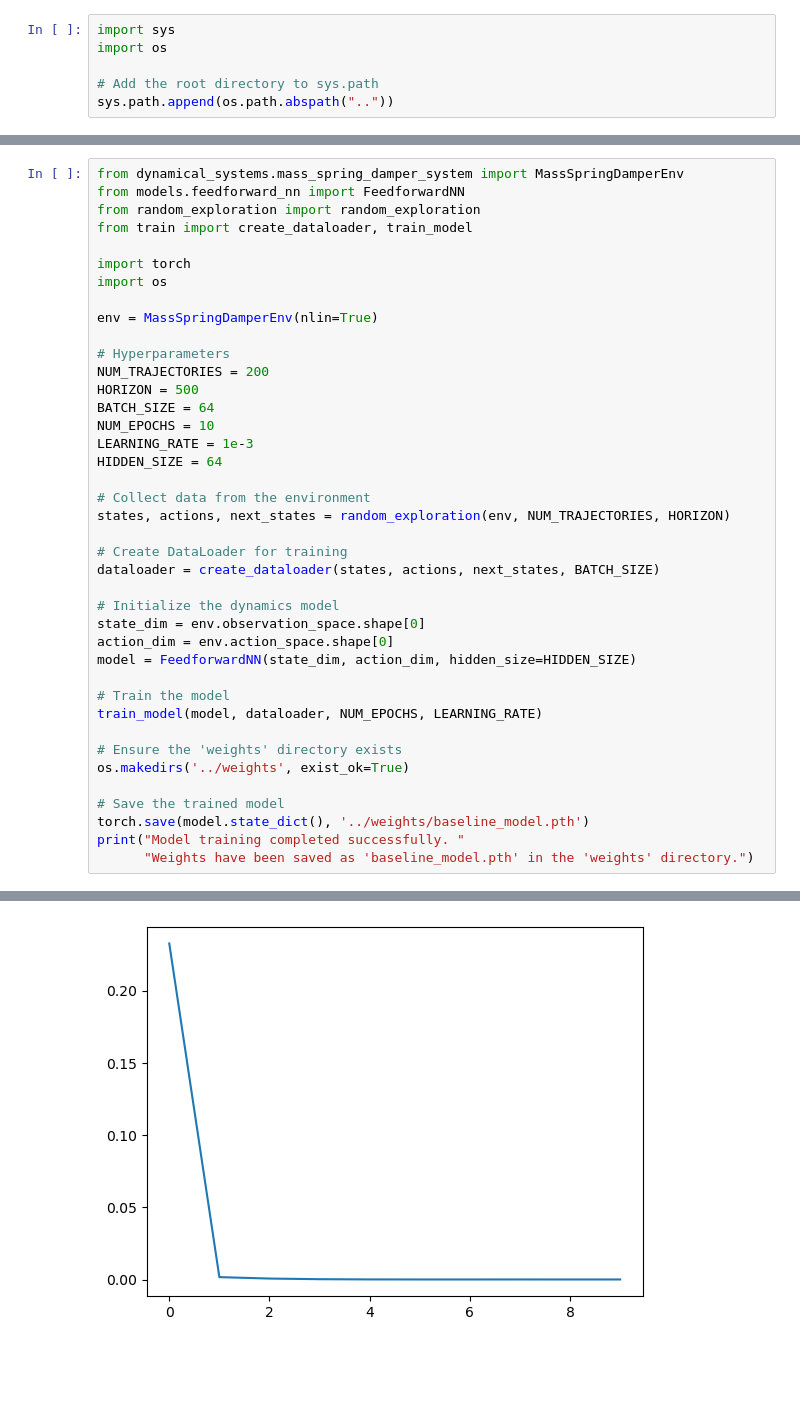
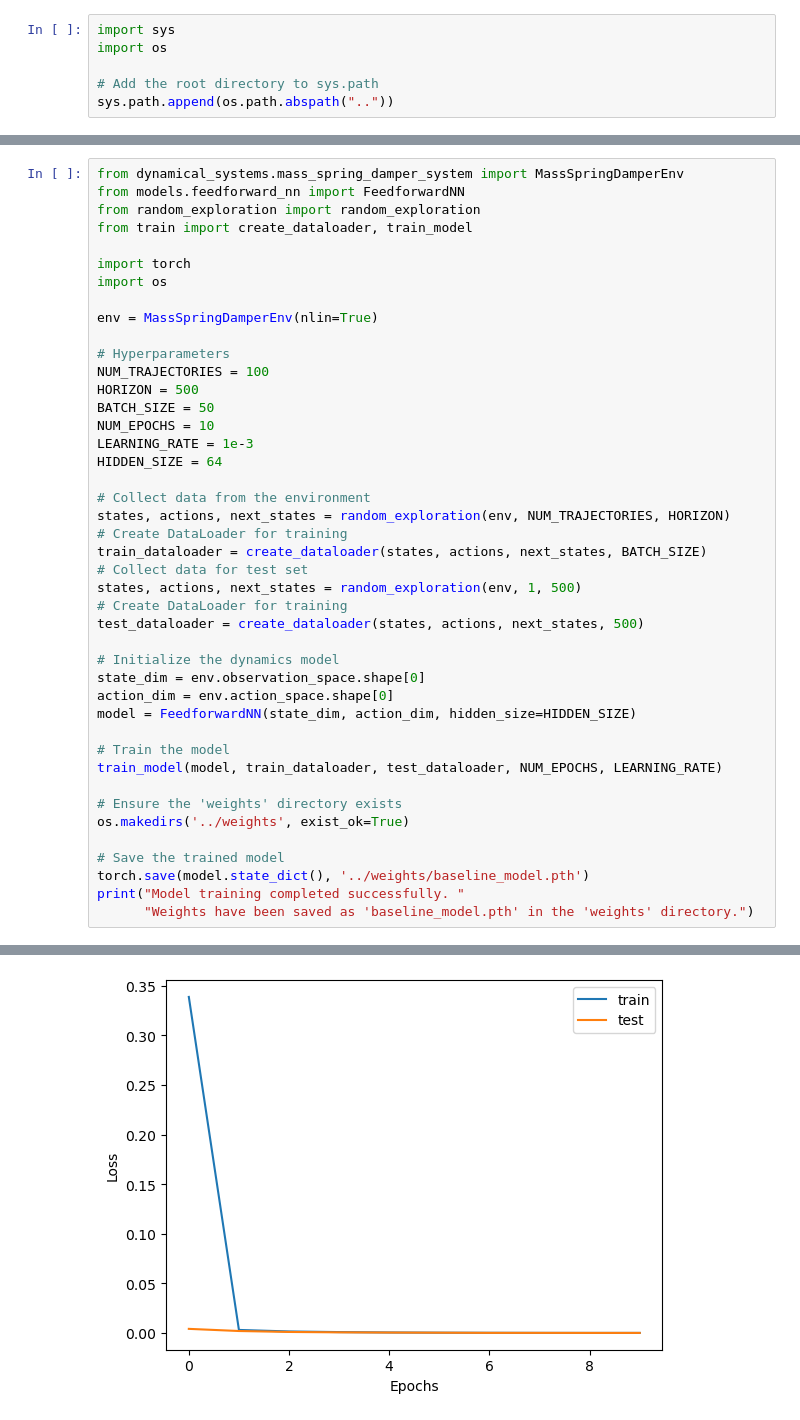
Before and after one commit to bensturgis/tum-adlr-10, a Jupyter notebook: experiments/train_baseline_model.ipynb, the cells around one changed output, grey strips where cells are left out. Saved outputs shown, nothing was run; the diff lists cells and outputs as text; blank space fills up the shorter version.

```diff
--- a/experiments/train_baseline_model.ipynb
+++ b/experiments/train_baseline_model.ipynb
@@ -16,18 +118,21 @@ import os
 env = MassSpringDamperEnv(nlin=True)
 
 # Hyperparameters
-NUM_TRAJECTORIES = 200
+NUM_TRAJECTORIES = 100
 HORIZON = 500
-BATCH_SIZE = 64
+BATCH_SIZE = 50
 NUM_EPOCHS = 10
 LEARNING_RATE = 1e-3
 HIDDEN_SIZE = 64
 
 # Collect data from the environment
 states, actions, next_states = random_exploration(env, NUM_TRAJECTORIES, HORIZON)
-
 # Create DataLoader for training
-dataloader = create_dataloader(states, actions, next_states, BATCH_SIZE)
+train_dataloader = create_dataloader(states, actions, next_states, BATCH_SIZE)
+# Collect data for test set
+states, actions, next_states = random_exploration(env, 1, 500)
+# Create DataLoader for training
+test_dataloader = create_dataloader(states, actions, next_states, 500)
 
 # Initialize the dynamics model
 state_dim = env.observation_space.shape[0]
@@ -35,7 +140,7 @@ action_dim = env.action_space.shape[0]
 model = FeedforwardNN(state_dim, action_dim, hidden_size=HIDDEN_SIZE)
 
 # Train the model
-train_model(model, dataloader, NUM_EPOCHS, LEARNING_RATE)
+train_model(model, train_dataloader, test_dataloader, NUM_EPOCHS, LEARNING_RATE)
 
 # Ensure the 'weights' directory exists
 os.makedirs('../weights', exist_ok=True)
@@ -58,4 +163,4 @@ Epoch 10/10, Loss: 0.000021
-[figure, old version]
+[figure, new version]
 Model training completed successfully. Weights have been saved as 'baseline_model.pth' in the 'weights' directory.
 # %%
 # test model
```
Also changed, not shown: parts of 7 cells of this notebook, 6 other files.
